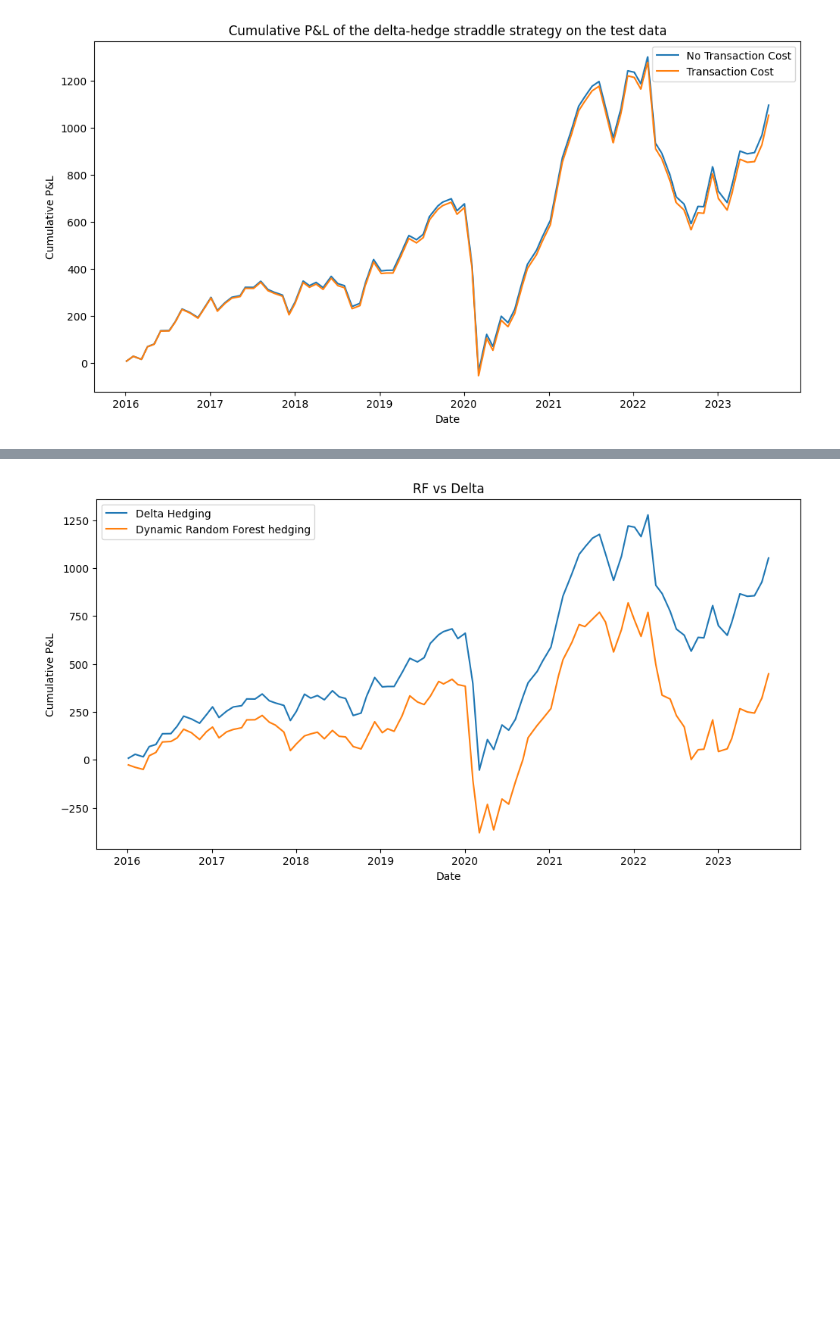
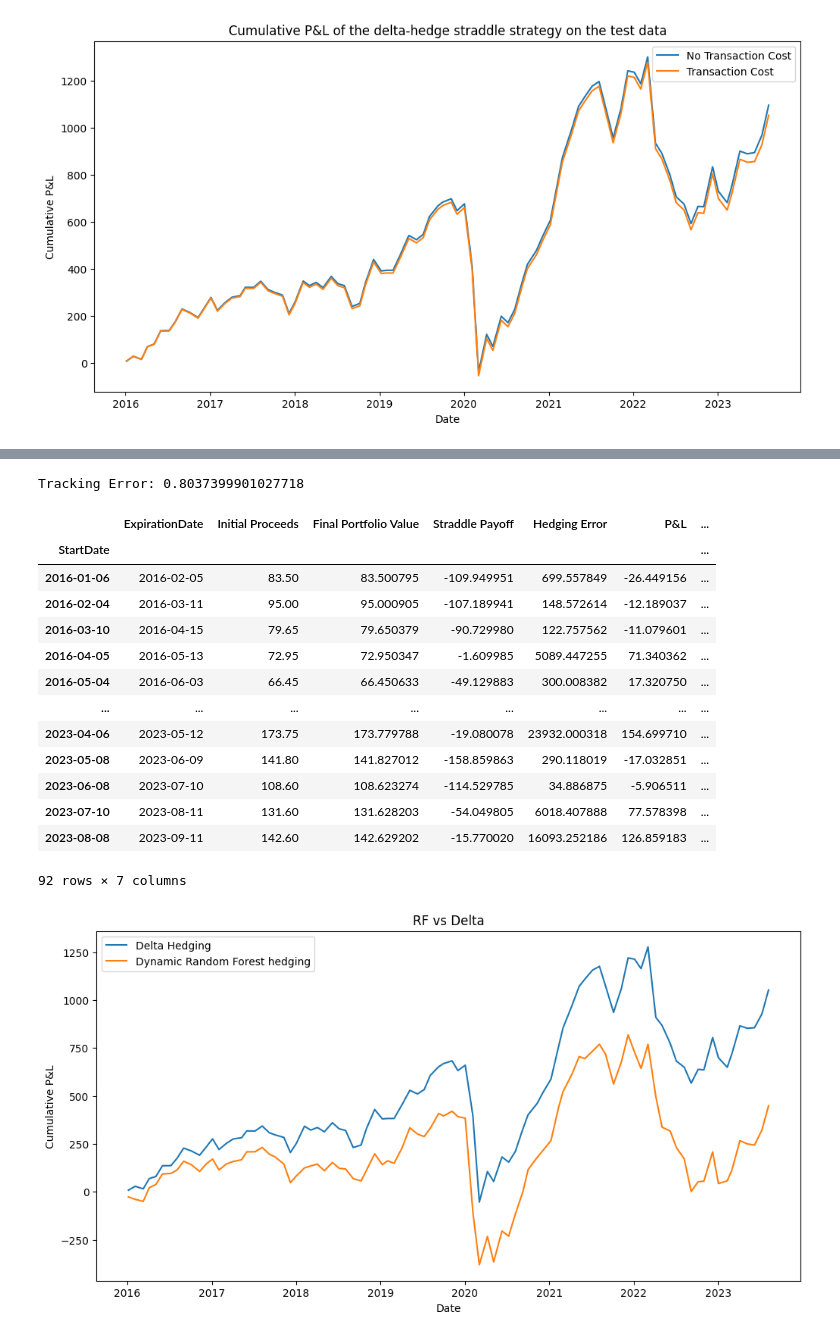
Before and after one commit to BenjaminSeguin/Straddle_hedging_project, a Jupyter notebook: main.ipynb, the cells around one changed output, grey strips where cells are left out. Cells and saved outputs as stored; diff of their text form; code cells hidden in the pictures; blank space fills up the shorter version.

Commit message:
added tecking error

```diff
--- a/main.ipynb
+++ b/main.ipynb
@@ -277,6 +279,26 @@ results_df_monthly = apply_hedging_model(first_straddles_monthly_test, data_test
 # View the results
 results_df_monthly['Cumulative P&L'] = results_df_monthly['P&L'].cumsum()
 results_df_monthly.set_index('StartDate', inplace=True)
+print(f"Tracking Error: {(results_df_monthly['P&L']/results_df_monthly['Initial Proceeds']).std()}")
+# %% [output]
+Tracking Error: 0.8037399901027718
+# %%
+results_df_monthly
+# %% [output]
+|  | ExpirationDate | Initial Proceeds | Final Portfolio Value | Straddle Payoff | Hedging Error | P&L | ... |
+| StartDate |  |  |  |  |  |  | ... |
+| 2016-01-06 | 2016-02-05 | 83.50 | 83.500795 | -109.949951 | 699.557849 | -26.449156 | ... |
+| 2016-02-04 | 2016-03-11 | 95.00 | 95.000905 | -107.189941 | 148.572614 | -12.189037 | ... |
+| 2016-03-10 | 2016-04-15 | 79.65 | 79.650379 | -90.729980 | 122.757562 | -11.079601 | ... |
+| 2016-04-05 | 2016-05-13 | 72.95 | 72.950347 | -1.609985 | 5089.447255 | 71.340362 | ... |
+| 2016-05-04 | 2016-06-03 | 66.45 | 66.450633 | -49.129883 | 300.008382 | 17.320750 | ... |
+| ... | ... | ... | ... | ... | ... | ... | ... |
+| 2023-04-06 | 2023-05-12 | 173.75 | 173.779788 | -19.080078 | 23932.000318 | 154.699710 | ... |
+| 2023-05-08 | 2023-06-09 | 141.80 | 141.827012 | -158.859863 | 290.118019 | -17.032851 | ... |
+| 2023-06-08 | 2023-07-10 | 108.60 | 108.623274 | -114.529785 | 34.886875 | -5.906511 | ... |
+| 2023-07-10 | 2023-08-11 | 131.60 | 131.628203 | -54.049805 | 6018.407888 | 77.578398 | ... |
+| 2023-08-08 | 2023-09-11 | 142.60 | 142.629202 | -15.770020 | 16093.252186 | 126.859183 | ... |
+92 rows × 7 columns
 # %%
 # Plot the cumulative P&L of the test data
 plt.figure(figsize=(12, 6))
```
Also changed, not shown: parts of 6 cells of this notebook.
